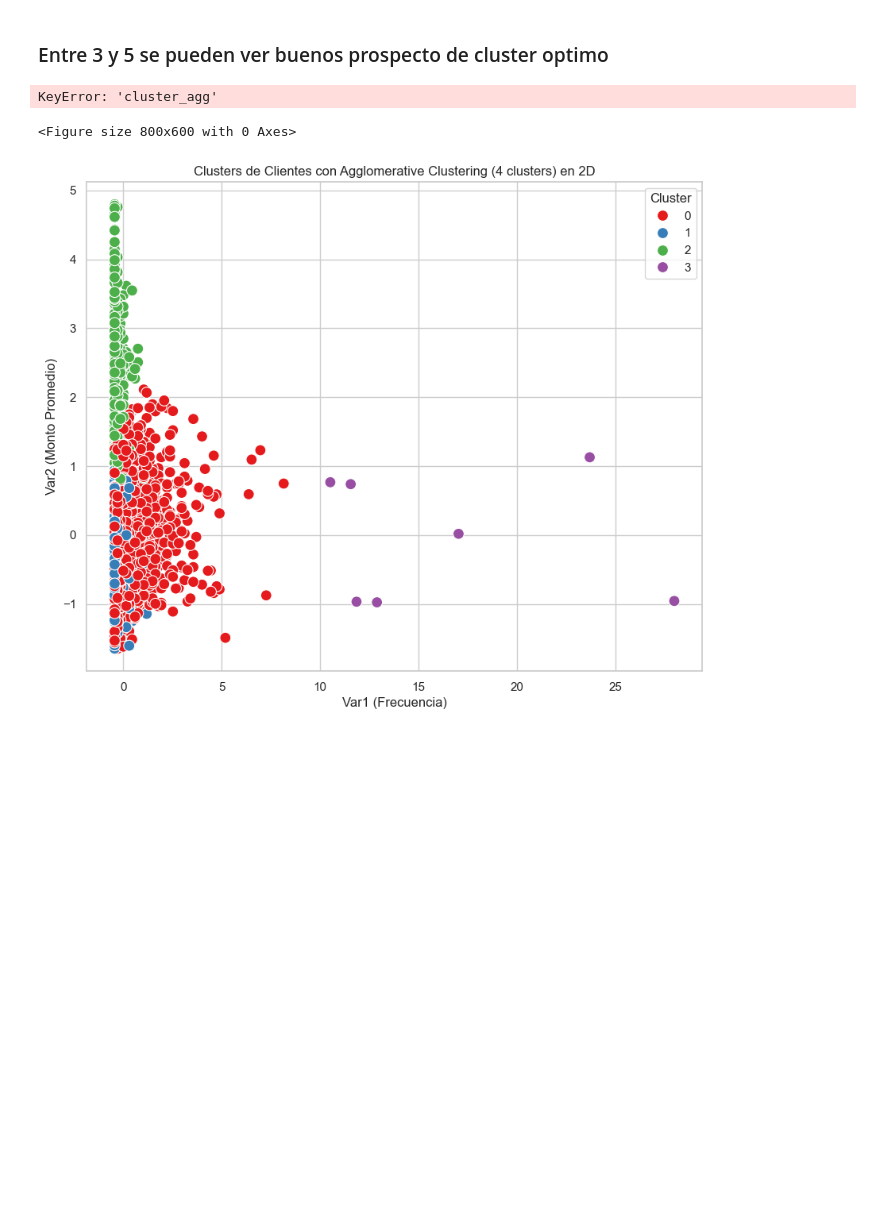
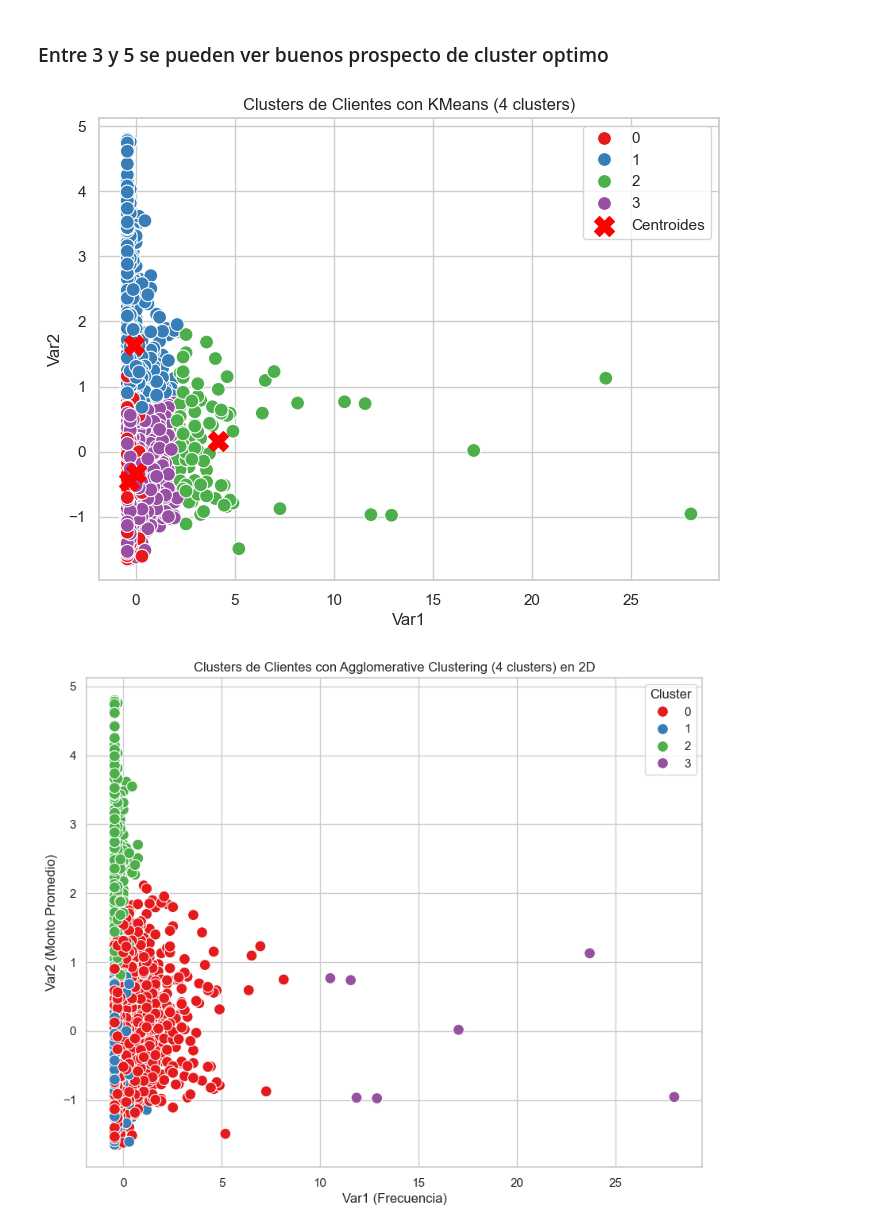
Before and after one commit to Xexe9T/desafio_2_machine_learning, a Jupyter notebook: desafio_2_machine_learning.ipynb, the cells around one changed output. Saved outputs shown, nothing was run; the diff lists cells and outputs as text; code cells hidden in the pictures; blank space fills up the shorter version.

```diff
--- a/desafio_2_machine_learning.ipynb
+++ b/desafio_2_machine_learning.ipynb
@@ -472,31 +471,30 @@ plt.show()
 # %%
 # Aplicamos KMeans con 4 clusters
 kmeans = KMeans(n_clusters=4, random_state=42)
 kmeans_labels = kmeans.fit_predict(df_clusters)
 
 # Guardamos Labels
 X['kmeans_labels'] = kmeans_labels
 
 # Graficar los clusters
 plt.figure(figsize=(8, 6))
 
 # Usamos las primeras dos variables (var1, var2) para el gráfico
-sns.scatterplot(x=df_clusters['var1'], y=df_clusters['var2'], hue=df_clusters['cluster_agg'], palette='Set1', s=100, marker='o')
+sns.scatterplot(x=df_clusters['var1'], y=df_clusters['var2'], hue= kmeans_labels,palette='Set1', s=100, marker='o')
 
 # Añadir el centroide de cada cluster
 centroids = kmeans.cluster_centers_
 plt.scatter(centroids[:, 0], centroids[:, 1], marker='X', s=200, c='red', label='Centroides')
 
 # Ajustes del gráfico
 plt.title('Clusters de Clientes con KMeans (4 clusters)')
 plt.xlabel('Var1')
 plt.ylabel('Var2')
 plt.legend()
 plt.grid(True)
 plt.show()
 # %% [output]
-KeyError: 'cluster_agg'
-<Figure size 800x600 with 0 Axes>
+[figure, added]
 # %%
 # Aplicar Agglomerative Clustering con 4 clusters
 agg_clust = AgglomerativeClustering(n_clusters=4)
```
Also changed, not shown: parts of 3 cells of this notebook.
